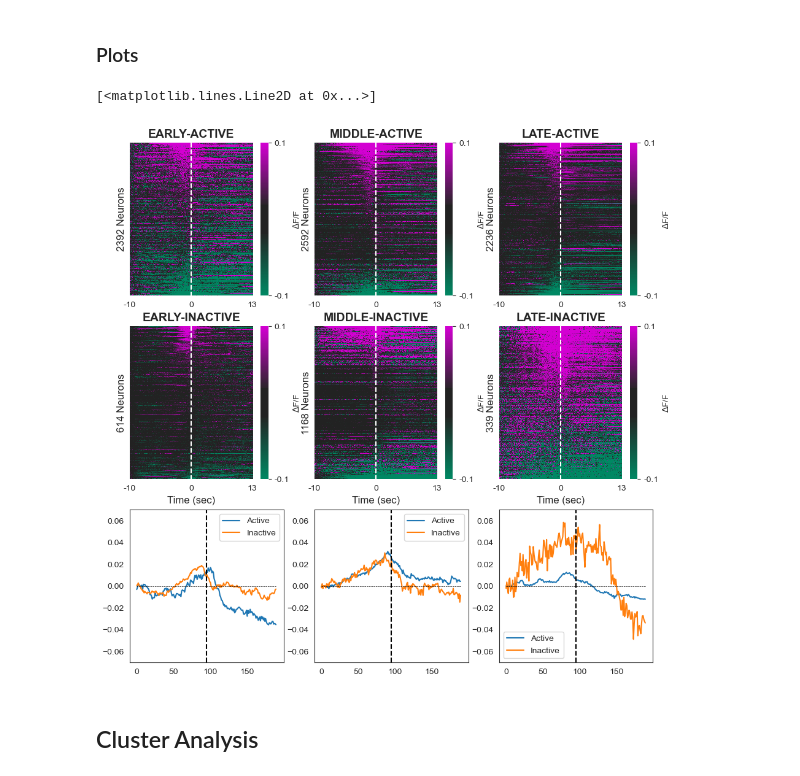
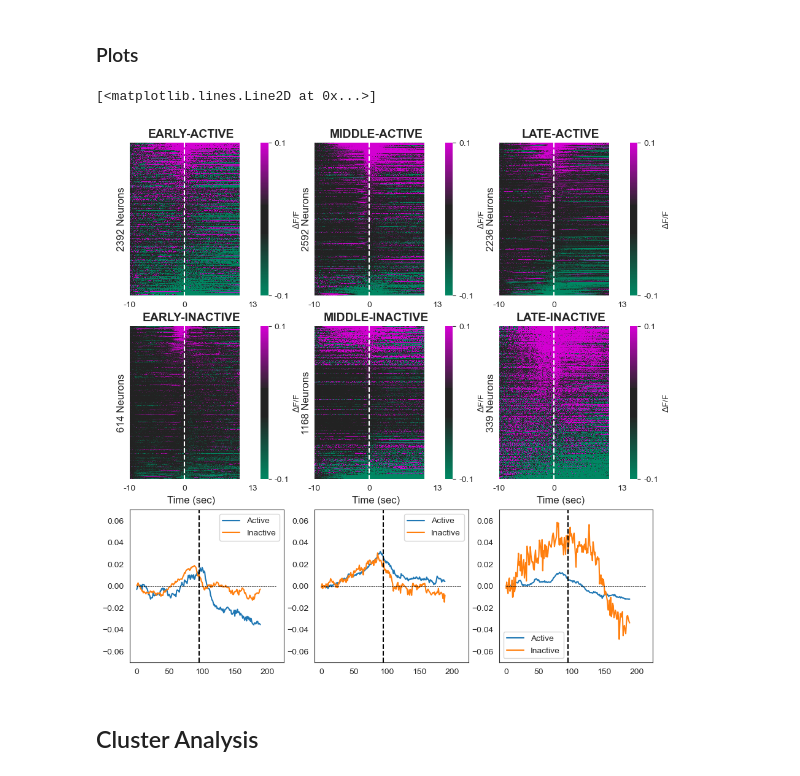
Before and after one commit to datasiansalsa/PFC_Self-Admin_Analysis, a Jupyter notebook: cue-analysis/acquisition/ACQ_cue_analysis_JJB.ipynb, the cells around one changed output. Cells and saved outputs as stored; diff of their text form; code cells hidden in the pictures.

```diff
--- a/cue-analysis/acquisition/ACQ_cue_analysis_JJB.ipynb
+++ b/cue-analysis/acquisition/ACQ_cue_analysis_JJB.ipynb
@@ -786,7 +787,7 @@ Inctive lever shape: (49, 190, 117)
 #stacking middle data
 
 #middle active data
-temp_middle_active, middle_active_levers = stack_data(middlebasedir, middle_animals_of_interest, window_size, "active.npy", 'aligned_active_lever_data.npy')
+temp_middle_active = stack_data1(middlebasedir, middle_animals_of_interest, 190, "active.npy")
 
 #num neurons is length of data
 numneurons_middle_active = temp_middle_active.shape[0]
@@ -796,7 +797,7 @@ baseline = np.mean(temp_middle_active[:,baselinefirstframe:baselinelastframe], a
 middle_active = temp_middle_active - baseline[:,None]
 
 #sorting data
-tempresponse = np.nanmean(middle_active[:,pre_window_size-12:pre_window_size+12], axis=1)
+tempresponse = np.nanmean(middle_active[:,pre_window_size-(1*int(framerate)):pre_window_size+1*int(framerate)], axis=1)
 sortresponse_middle_active = np.argsort(tempresponse)[::-1]
 
 #calculating the mean using pandas
@@ -804,7 +805,7 @@ middle_active_mean = np.nanmean(middle_active, axis=0)
 
 
 #middle inactive data
-temp_middle_inactive, middle_inactive_levers = stack_data(middlebasedir, middle_animals_of_interest, window_size, "inactive.npy", 'aligned_inactive_lever_data.npy')
+temp_middle_inactive = stack_data1(middlebasedir, middle_animals_of_interest, 190, "inactive.npy")
 
 #num neurons is length of data
 numneurons_middle_inactive = temp_middle_inactive.shape[0]
@@ -814,15 +815,13 @@ baseline = np.mean(temp_middle_inactive[:,baselinefirstframe:baselinelastframe],
 middle_inactive = temp_middle_inactive - baseline[:,None]
 
 #sorting data
-tempresponse = np.nanmean(middle_inactive[:,pre_window_size-12:pre_window_size+12], axis=1)
+tempresponse = np.nanmean(middle_inactive[:,pre_window_size-(1*int(framerate)):pre_window_size+1*int(framerate)], axis=1)
 sortresponse_middle_inactive = np.argsort(tempresponse)[::-1]
 
 #calculating the mean using pandas
 middle_inactive_mean = np.nanmean(middle_inactive, axis=0)
 
 print('Active shape:', middle_active.shape)
-print('Active lever shape:', middle_active_levers.shape)
 print('Inative shape:', middle_inactive.shape)
-print('Inctive lever shape:', middle_inactive_levers.shape)
 # %% [output]
 Active shape: (2592, 190)
@@ -833,7 +830,7 @@ Inctive lever shape: (373, 190, 171)
 #stacking late data
 
 #late active data
-temp_late_active, late_active_levers = stack_data(latebasedir, late_animals_of_interest, window_size, "active.npy", 'aligned_active_lever_data.npy')
+temp_late_active = stack_data1(latebasedir, late_animals_of_interest, 190, "active.npy")
 
 #num neurons is length of data
 numneurons_late_active = temp_late_active.shape[0]-1
@@ -843,7 +840,7 @@ baseline = np.mean(temp_late_active[:,baselinefirstframe:baselinelastframe], axi
 late_active = temp_late_active - baseline[:,None]
 
 #sorting data
-tempresponse = np.nanmean(late_active[:,pre_window_size-12:pre_window_size+12], axis=1)
+tempresponse = np.nanmean(late_active[:,pre_window_size-(1*int(framerate)):pre_window_size+1*int(framerate)], axis=1)
 sortresponse_late_active = np.argsort(tempresponse)[::-1]
 
 #calculating the mean using pandas
@@ -851,7 +848,7 @@ late_active_mean = np.nanmean(late_active, axis=0)
 
 
 #late inactive data
-temp_late_inactive, late_inactive_levers = stack_data(latebasedir, late_animals_of_interest, window_size, "inactive.npy", 'aligned_inactive_lever_data.npy')
+temp_late_inactive = stack_data1(latebasedir, late_animals_of_interest, 190, "inactive.npy")
 
 #num neurons is length of data
 numneurons_late_inactive = temp_late_inactive.shape[0]-1
@@ -861,15 +858,13 @@ baseline = np.mean(temp_late_inactive[:,baselinefirstframe:baselinelastframe], a
 late_inactive = temp_late_inactive - baseline[:,None]
 
 #sorting data
-tempresponse = np.nanmean(late_inactive[:,pre_window_size-12:pre_window_size+12], axis=1)
+tempresponse = np.nanmean(late_inactive[:,pre_window_size-(1*int(framerate)):pre_window_size+1*int(framerate)], axis=1)
 sortresponse_late_inactive = np.argsort(tempresponse)[::-1]
 
 #calculating the mean using pandas
 late_inactive_mean = np.nanmean(late_inactive, axis=0)
 
 print('Active shape:', late_active.shape)
-print('Active lever shape:', late_active_levers.shape)
 print('Inative shape:', late_inactive.shape)
-print('Inctive lever shape:', late_inactive_levers.shape)
 # %% [output]
 Active shape: (2237, 190)
@@ -894,7 +887,7 @@ def filter_NAN(processed_data, windowsize, prewindowsize, framerate):
 
 # initialize the plot
 # 2 rows and 3 columns of graphs; may end up with blank column
-fig, axs = plt.subplots(4, 3, figsize=(11, 14))
+fig, axs = plt.subplots(3, 3, figsize=(11, 11))
 sns.set_style('white')
 
 # setting max/min variables
@@ -923,25 +916,26 @@ ax.set(xticklabels=["-10", "0", "13"]) #<-- set tick labels
 ax.grid(False)
 ax.set_title(plot_titles[0]+"-ACTIVE", fontweight="bold", fontsize=14)
 ax.set_ylabel('%s Neurons' % numneurons_early_active, fontsize=12)
-ax.set_xlabel('Time (sec)', fontsize=12)
 ax.plot([pre_window_size, pre_window_size],
         [0, numneurons_early_active], '--k', linewidth=1.5, color='white') #leverpress line <-- change line color
 
 # line plot
-ax = axs[1, 0]
+ax = axs[2, 0]
 ax.plot(early_active_mean)
+ax.plot(early_inactive_mean)
 ax.set_ylim([-.07, .07])
 ax.plot([0, window_size], [0, 0], '--k', linewidth=0.5)
 ax.axvline(pre_window_size, color='black', linestyle='--')
+ax.legend(['Active', 'Inactive'])
 
 # early inactive plots (sorted to active plot)
-ax = axs[2, 0]
+ax = axs[1, 0]
 
 #filtering NaN's
-sorted_early_inactive, inactive_sort = filter_NAN(early_inactive, window_size, pre_window_size, framerate)
+sorted_sub_early_inactive, inactive_sort = filter_NAN(early_inactive, 190, pre_window_size, framerate)
 
 # heatmap
-hm = sns.heatmap(sorted_early_inactive[inactive_sort,:], ax=ax, vmax=cmax, vmin=cmin, linewidth=0,
+hm = sns.heatmap(sorted_sub_early_inactive[inactive_sort,:], ax=ax, vmax=cmax, vmin=cmin, linewidth=0,
                  cmap=sns.diverging_palette(
                      154, 308, n=230, s=100, sep=50, center='dark'),
                  cbar_kws={'label': '$\Delta$F/F'}, xticklabels=False,  yticklabels=False)  # sets tick label increments
@@ -956,17 +950,10 @@ ax.set(xticklabels=["-10", "0","13"])
 #lines and labels
 ax.grid(False)
 ax.set_title(plot_titles[0]+"-INACTIVE", fontweight="bold", fontsize=14)
-ax.set_ylabel('%s Neurons' % sorted_early_inactive.shape[0], fontsize=12)
+ax.set_ylabel('%s Neurons' % sorted_sub_early_inactive.shape[0], fontsize=12)
 ax.set_xlabel('Time (sec)', fontsize=12)
 ax.plot([pre_window_size, pre_window_size],
         [0, numneurons_early_inactive], '--', linewidth=1.5, color='white')
-
-# line plot
-ax = axs[3, 0]
-ax.plot(early_inactive_mean)
-ax.set_ylim([-.07, .07])
-ax.plot([0, window_size], [0, 0], '--k', linewidth=0.5)
-ax.axvline(pre_window_size, color='black', linestyle='--')
 
 # middle active plots
 ax = axs[0, 1]
@@ -988,25 +975,26 @@ ax.set(xticklabels=["-10", "0","13"])
 ax.grid(False)
 ax.set_title(plot_titles[1]+"-ACTIVE", fontweight="bold", fontsize=14)
 ax.set_ylabel('%s Neurons' % numneurons_middle_active, fontsize=12)
-ax.set_xlabel('Time (sec)', fontsize=12)
 ax.plot([pre_window_size, pre_window_size],
         [0, numneurons_middle_active], '--', linewidth=1.5, color='white')
 
 # line plot
-ax = axs[1, 1]
+ax = axs[2, 1]
 ax.plot(middle_active_mean)
+ax.plot(middle_inactive_mean)
 ax.set_ylim([-.07, .07])
 ax.plot([0, window_size], [0, 0], '--k', linewidth=0.5)
 ax.axvline(pre_window_size, color='black', linestyle='--')
+ax.legend(['Active', 'Inactive'])
 
 # middle inactive plots
-ax = axs[2, 1]
+ax = axs[1, 1]
 
 #filtering NaN's
-sorted_middle_inactive, inactive_sort = filter_NAN(middle_inactive, window_size, pre_window_size, framerate)
+sorted_sub_middle_inactive, inactive_sort = filter_NAN(middle_inactive, 190, pre_window_size, framerate)
 
 # heatmap
-hm = sns.heatmap(sorted_middle_inactive[inactive_sort,:], ax=ax, vmax=cmax, vmin=cmin, linewidth=0,
+hm = sns.heatmap(sorted_sub_middle_inactive[inactive_sort,:], ax=ax, vmax=cmax, vmin=cmin, linewidth=0,
                  cmap=sns.diverging_palette(
                      154, 308, n=230, s=100, sep=50, center='dark'),
                  cbar_kws={'label': '$\Delta$F/F'}, xticklabels=False,  yticklabels=False)  # sets tick label increments
@@ -1021,17 +1009,10 @@ ax.set(xticklabels=["-10", "0","13"])
 #lines and labels
 ax.grid(False)
 ax.set_title(plot_titles[1]+"-INACTIVE", fontweight="bold", fontsize=14)
-ax.set_ylabel('%s Neurons' % sorted_middle_inactive.shape[0], fontsize=12)
+ax.set_ylabel('%s Neurons' % sorted_sub_middle_inactive.shape[0], fontsize=12)
 ax.set_xlabel('Time (sec)', fontsize=12)
 ax.plot([pre_window_size, pre_window_size],
         [0, numneurons_middle_inactive], '--', linewidth=1.5, color='white')
-
-# line plot
-ax = axs[3, 1]
-ax.plot(middle_inactive_mean)
-ax.set_ylim([-.07, .07])
-ax.plot([0, window_size], [0, 0], '--k', linewidth=0.5)
-ax.axvline(pre_window_size, color='black', linestyle='--')
 
 # late active plots
 ax = axs[0, 2]
@@ -1053,53 +1034,47 @@ ax.set(xticklabels=["-10", "0","13"])
 ax.grid(False)
 ax.set_title(plot_titles[2]+"-ACTIVE", fontweight="bold", fontsize=14)
 ax.set_ylabel('%s Neurons' % numneurons_late_active, fontsize=12)
-ax.set_xlabel('Time (sec)', fontsize=12)
 ax.plot([pre_window_size, pre_window_size],
         [0, numneurons_late_active], '--', linewidth=1.5, color='white')
 
 # line plot
-ax = axs[1, 2]
+ax = axs[2, 2]
 ax.plot(late_active_mean)
+ax.plot(late_inactive_mean)
 ax.set_ylim([-.07, .07])
 ax.plot([0, window_size], [0, 0], '--k', linewidth=0.5)
 ax.axvline(pre_window_size, color='black', linestyle='--')
+ax.legend(['Active', 'Inactive'])
 
 # late inactive plots
-ax = axs[2, 2]
+ax = axs[1, 2]
 
 #filtering NaN's
-sorted_late_inactive, inactive_sort = filter_NAN(late_inactive, window_size, pre_window_size, framerate)
+sorted_sub_late_inactive, inactive_sort = filter_NAN(late_inactive, 190, pre_window_size, framerate)
 
 # heatmap
-hm = sns.heatmap(sorted_late_inactive[inactive_sort,:], ax=ax, vmax=cmax, vmin=cmin, linewidth=0,
+hm = sns.heatmap(sorted_sub_late_inactive[inactive_sort,:], ax=ax, vmax=cmax, vmin=cmin, linewidth=0,
                  cmap=sns.diverging_palette(
                      154, 308, n=230, s=100, sep=50, center='dark'),
                  cbar_kws={'label': '$\Delta$F/F'}, xticklabels=False,  yticklabels=False)  # sets tick label increments
 
 # colorbar
 cbar = hm.collections[0].colorbar
 cbar.set_ticks([-.1, .1])
 cbar.set_ticklabels([cmin, cmax])
 ax.set(xticks=[0, pre_window_size, window_size-1])
 ax.set(xticklabels=["-10", "0", "13"])
 
 #lines and labels
 ax.grid(False)
 ax.set_title(plot_titles[2]+"-INACTIVE", fontweight="bold", fontsize=14)
-ax.set_ylabel('%s Neurons' % sorted_late_inactive.shape[0], fontsize=12)
+ax.set_ylabel('%s Neurons' % sorted_sub_late_inactive.shape[0], fontsize=12)
 ax.set_xlabel('Time (sec)', fontsize=12)
 ax.plot([pre_window_size, pre_window_size],
         [0, numneurons_late_inactive], '--', linewidth=1.5, color='white')
-
-# line plot
-ax = axs[3, 2]
-ax.plot(late_inactive_mean)
-ax.set_ylim([-.07, .07])
-ax.plot([0, window_size], [0, 0], '--k', linewidth=0.5)
-ax.axvline(pre_window_size, color='black', linestyle='--')
 # %% [output]
 [<matplotlib.lines.Line2D at 0x...>]
-[figure, old version]
+[figure, new version]
 # %%
 # #save fig
 # fig.savefig(os.path.join(results, 'PFC_HEROIN_SA_Acquisition_active-inactive-all_population_heatmaps.PDF'), format='PDF')
```
Also changed, not shown: parts of 10 cells of this notebook.
